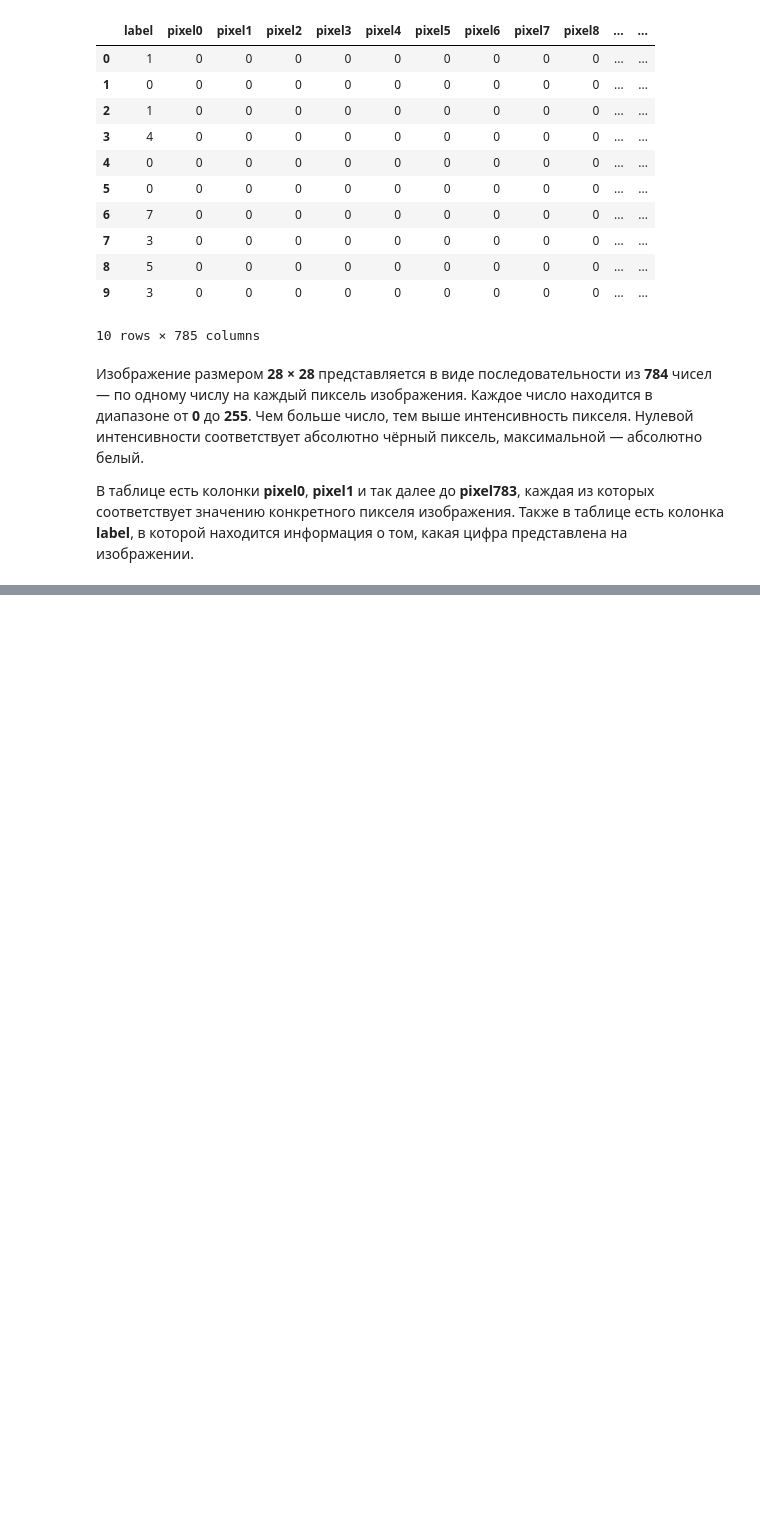
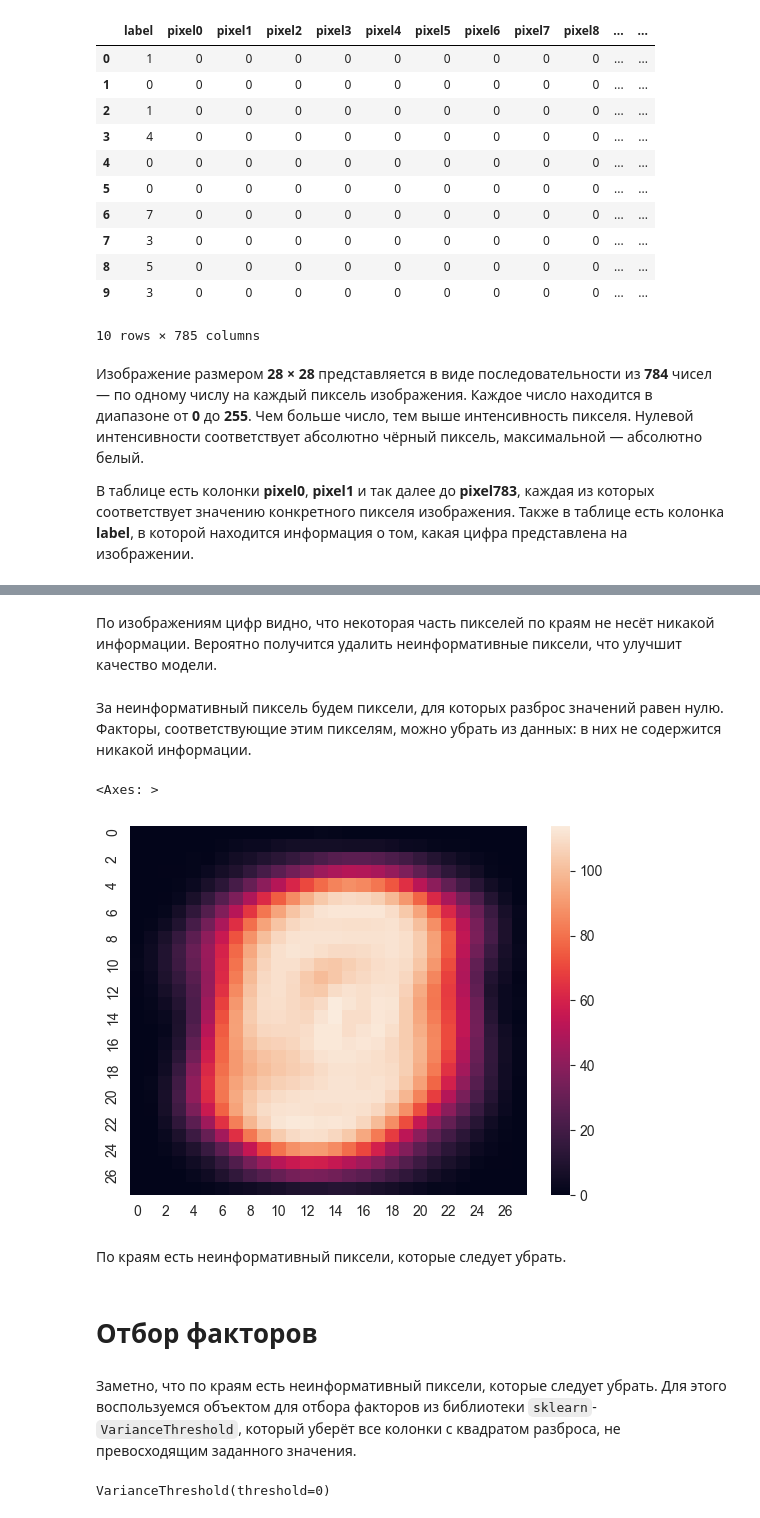
Before and after one commit to Potemeyker/Image_number_definition-Random_forest, a Jupyter notebook: solution.ipynb, the cells around one changed output, grey strips where cells are left out. Saved outputs shown, nothing was run; the diff lists cells and outputs as text; code cells hidden in the pictures; blank space fills up the shorter version.

```diff
--- a/solution.ipynb
+++ b/solution.ipynb
@@ -38,0 +105,15 @@ data.head(10)
+# %% [markdown]
+По изображениям цифр видно, что некоторая часть пикселей по краям не несёт никакой информации. Вероятно получится удалить неинформативные пиксели, что улучшит качество модели.
+# %% [markdown]
+За неинформативный пиксель будем пиксели, для которых разброс значений равен нулю. Факторы, соответствующие этим пикселям, можно убрать из данных: в них не содержится никакой информации.
+# %%
+sns.heatmap(data.std()[1:].to_numpy().reshape(28, 28))
+# %% [output]
+<Axes: >
+[figure, added]
+# %% [markdown]
+По краям есть неинформативный пиксели, которые следует убрать.
+# %% [markdown]
+# Отбор факторов
+# %% [markdown]
+Заметно, что по краям есть неинформативный пиксели, которые следует убрать. Для этого воспользуемся объектом для отбора факторов из библиотеки `sklearn`- `VarianceThreshold`, который уберёт все колонки с квадратом разброса, не превосходящим заданного значения.
@@ -38,0 +124,4 @@ data.head(10)
+# %%
+selector.fit(data)
+# %% [output]
+VarianceThreshold(threshold=0)
```
Also changed, not shown: parts of 10 cells of this notebook, 2 other files.
